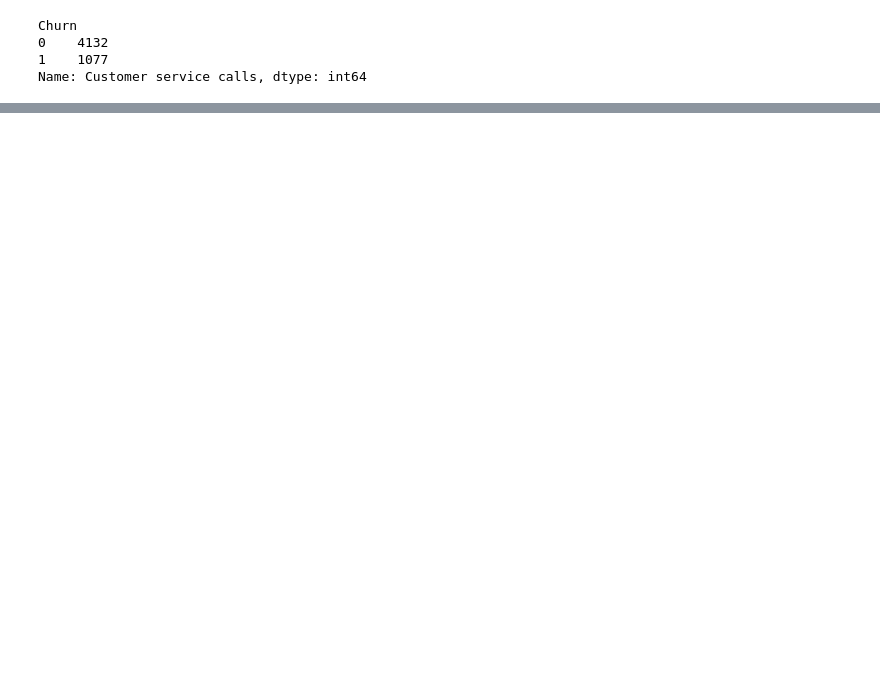
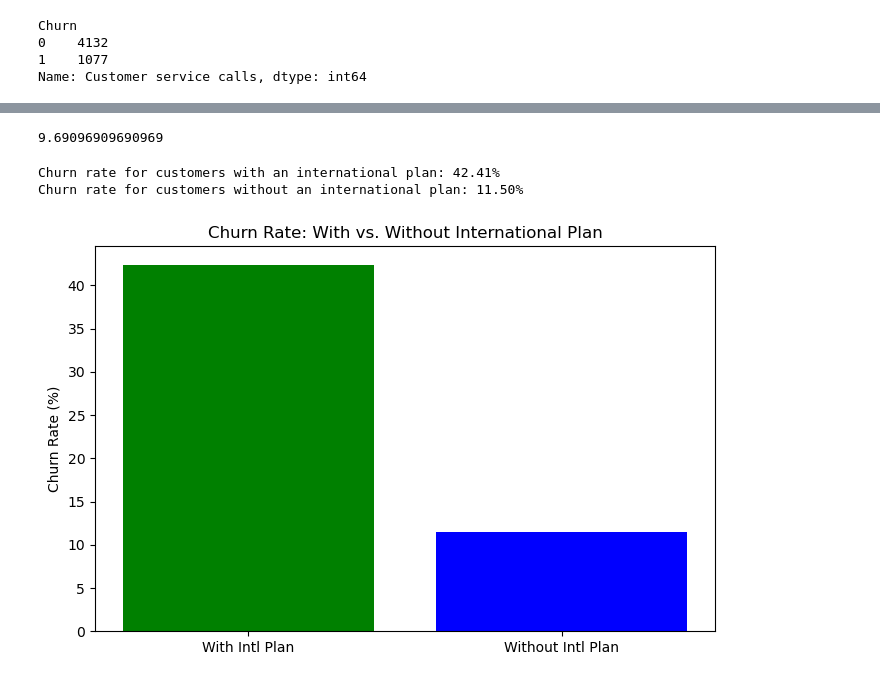
Before and after one commit to shriansh8619/telephone_eda, a Jupyter notebook: telephone_EDA.ipynb, the cells around one changed output, grey strips where cells are left out. Drawn from its saved outputs; the diff is of its cells as text; code cells hidden in the pictures; blank space fills up the shorter version.

```diff
--- a/telephone_EDA.ipynb
+++ b/telephone_EDA.ipynb
@@ -129,0 +164,29 @@ Name: Customer service calls, dtype: int64
+# %%
+cust_with_int_plans=df[df['International plan']=='Yes']
+total_cust=len(df['International plan'])
+percent__int_plans=len(cust_with_int_plans)/total_cust*100
+
+print(percent__int_plans)
+# %% [output]
+9.69096909690969
+# %%
+# Calculate churn rates
+churn_rate_with_intl_plan = cust_with_int_plans['Churn'].mean() * 100
+churn_rate_without_intl_plan = df[df['International plan'] == 'No']['Churn'].mean() * 100
+
+print(f'Churn rate for customers with an international plan: {churn_rate_with_intl_plan:.2f}%')
+print(f'Churn rate for customers without an international plan: {churn_rate_without_intl_plan:.2f}%')
+
+# Visualize the churn rates
+labels = ['With Intl Plan', 'Without Intl Plan']
+churn_rates = [churn_rate_with_intl_plan, churn_rate_without_intl_plan]
+
+plt.figure(figsize=(8, 5))
+plt.bar(labels, churn_rates, color=['green', 'blue'])
+plt.title('Churn Rate: With vs. Without International Plan')
+plt.ylabel('Churn Rate (%)')
+plt.show()
+# %% [output]
+Churn rate for customers with an international plan: 42.41%
+Churn rate for customers without an international plan: 11.50%
+[figure, added]
```
Also changed, not shown: parts of 16 cells of this notebook.
